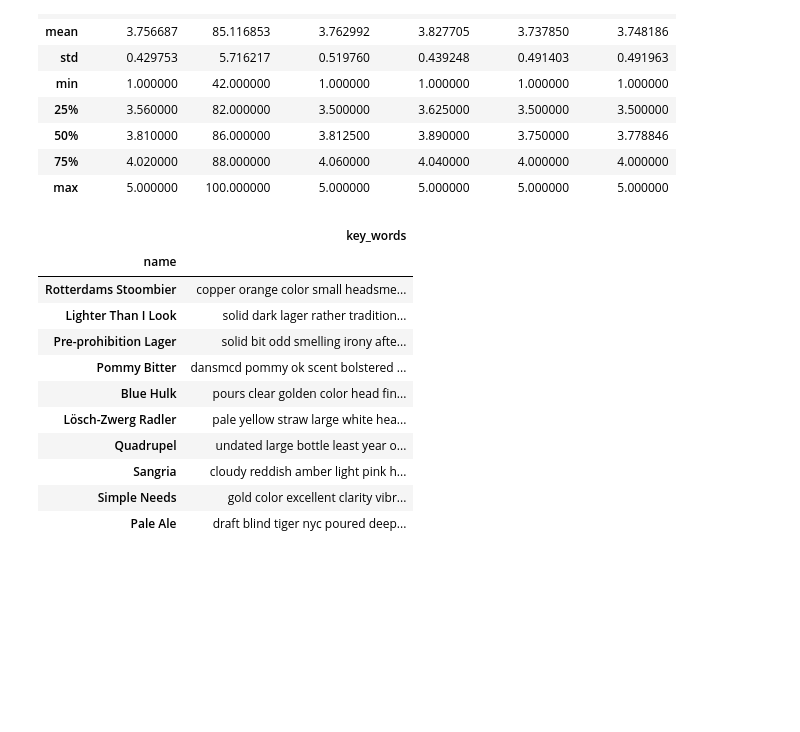
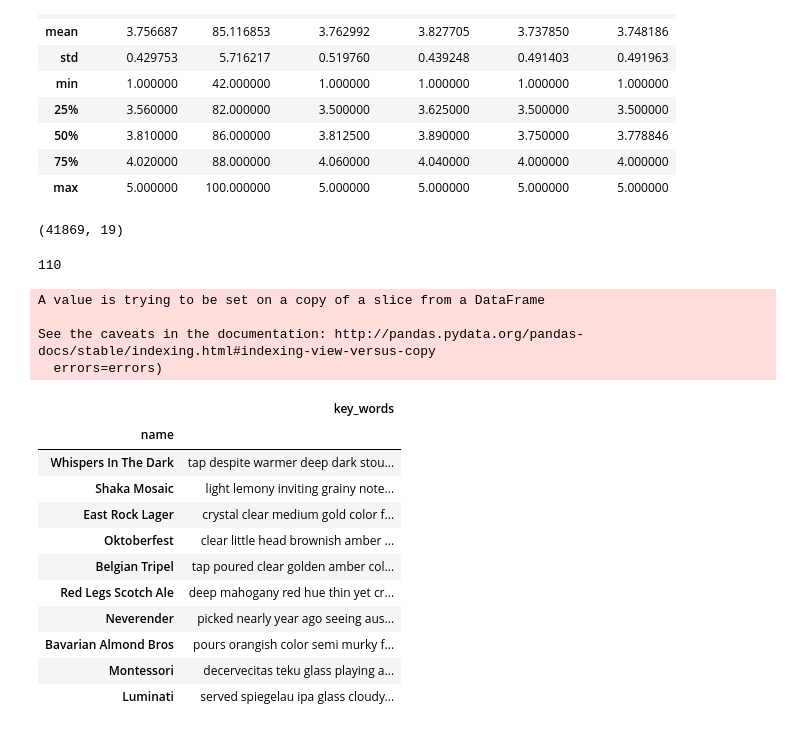
Before and after one commit to ssmithie/beer_recommender, a Jupyter notebook: Data_cleaning.ipynb, the cells around one changed output. Cells and saved outputs as stored; diff of their text form; code cells hidden in the pictures; blank space fills up the shorter version.

```diff
--- a/Data_cleaning.ipynb
+++ b/Data_cleaning.ipynb
@@ -231,24 +236,41 @@ df.describe()
+# %%
+sm_df.shape
+# %% [output]
+(41869, 19)
+# %%
+sm_df['style'].nunique()
+# %% [output]
+110
+# %%
+sm_df.drop(['abv', 'avail', 'avg_score', 'ba_score', 'brewery', 'img', 'location',
+         'no_ratings', 'no_reviews', 'review', 'style', 'url',
+       'taste_avg', 'look_avg', 'smell_avg', 'feel_avg', 'clean_review'], inplace=True, axis=1)
+# %% [output]
+A value is trying to be set on a copy of a slice from a DataFrame
+
+See the caveats in the documentation: http://pandas.pydata.org/pandas-docs/stable/indexing.html#indexing-view-versus-copy
+  errors=errors)
 # %%
 df.drop(['abv', 'avail', 'avg_score', 'ba_score', 'brewery', 'img', 'location',
          'no_ratings', 'no_reviews', 'review', 'style', 'url',
        'taste_avg', 'look_avg', 'smell_avg', 'feel_avg', 'clean_review'], inplace=True, axis=1)
 # %%
-df.set_index(['name'], inplace=True, drop=True)
+sm_df.set_index(['name'], inplace=True, drop=True)
 # %%
-df.sample(10)
+sm_df.sample(10)
 # %% [output]
 |  | key_words |
 | name |  |
-| Rotterdams Stoombier | copper orange color small headsme... |
-| Lighter Than I Look | solid dark lager rather tradition... |
-| Pre-prohibition Lager | solid bit odd smelling irony afte... |
-| Pommy Bitter | dansmcd pommy ok scent bolstered ... |
-| Blue Hulk | pours clear golden color head fin... |
-| Lösch-Zwerg Radler | pale yellow straw large white hea... |
-| Quadrupel | undated large bottle least year o... |
-| Sangria | cloudy reddish amber light pink h... |
-| Simple Needs | gold color excellent clarity vibr... |
-| Pale Ale | draft blind tiger nyc poured deep... |
+| Whispers In The Dark | tap despite warmer deep dark stou... |
+| Shaka Mosaic | light lemony inviting grainy note... |
+| East Rock Lager | crystal clear medium gold color f... |
+| Oktoberfest | clear little head brownish amber ... |
+| Belgian Tripel | tap poured clear golden amber col... |
+| Red Legs Scotch Ale | deep mahogany red hue thin yet cr... |
+| Neverender | picked nearly year ago seeing aus... |
+| Bavarian Almond Bros | pours orangish color semi murky f... |
+| Montessori | decervecitas teku glass playing a... |
+| Luminati | served spiegelau ipa glass cloudy... |
 # %%
 stop_words.extend(['alright', 'one', 'pour', 'pours', 'gluten', 'made', 'glass', 'one', 'bit', 'maybe', 'pretty',
                   'served', 'key', 'keg', 'good', 'wonder', 'mix', 'left', 'inch', 'american', 'style', 'similar'])
```
Also changed, not shown: parts of 23 cells of this notebook, 2 other files.
